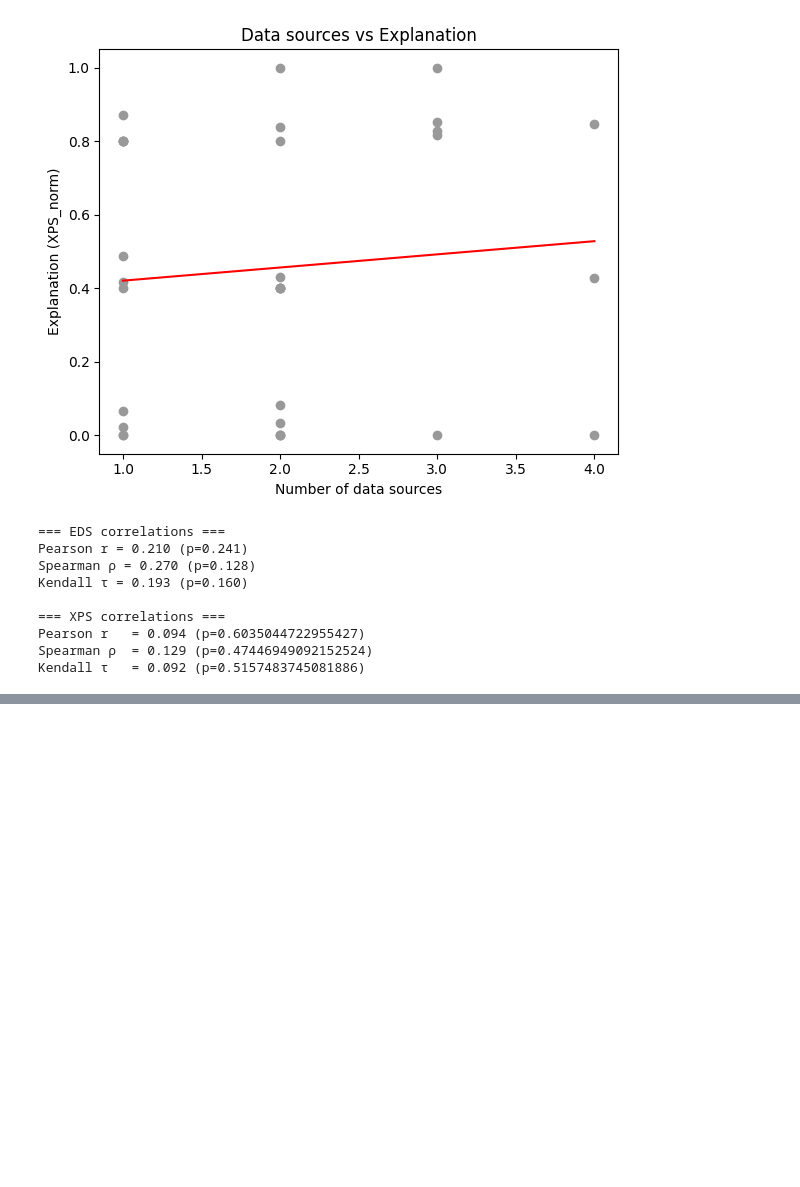
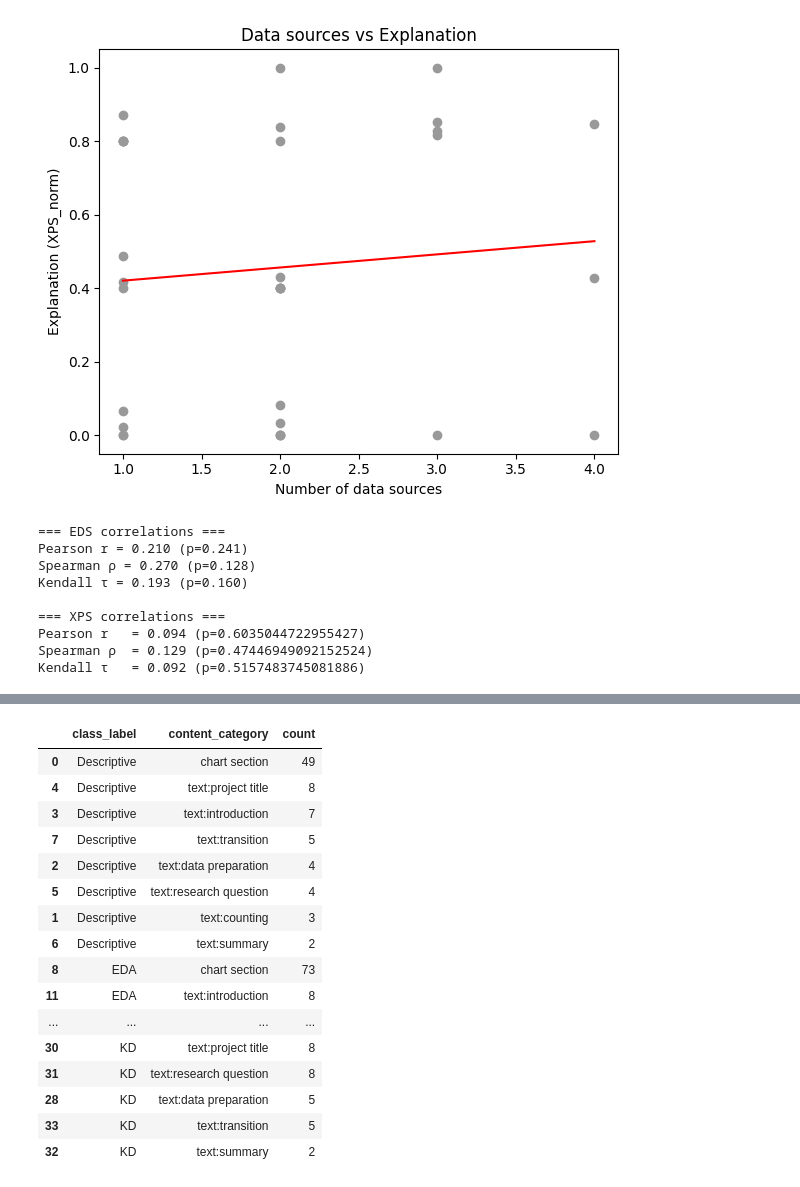
Before and after one commit to mondoboia/creator-complexity-lab, a Jupyter notebook: eda_vs_kd.ipynb, the cells around one changed output, grey strips where cells are left out. Saved outputs shown, nothing was run; the diff lists cells and outputs as text; code cells hidden in the pictures; blank space fills up the shorter version.

```diff
--- a/eda_vs_kd.ipynb
+++ b/eda_vs_kd.ipynb
@@ -264,0 +436,23 @@ Kendall τ   = 0.092 (p=0.5157483745081886)
+# %%
+display(
+    dist_content
+    .sort_values(["class_label", "count"], ascending=[True, False])
+)
+# %% [output]
+|  | class_label | content_category | count |
+| 0 | Descriptive | chart section | 49 |
+| 4 | Descriptive | text:project title | 8 |
+| 3 | Descriptive | text:introduction | 7 |
+| 7 | Descriptive | text:transition | 5 |
+| 2 | Descriptive | text:data preparation | 4 |
+| 5 | Descriptive | text:research question | 4 |
+| 1 | Descriptive | text:counting | 3 |
+| 6 | Descriptive | text:summary | 2 |
+| 8 | EDA | chart section | 73 |
+| 11 | EDA | text:introduction | 8 |
+| ... | ... | ... | ... |
+| 30 | KD | text:project title | 8 |
+| 31 | KD | text:research question | 8 |
+| 28 | KD | text:data preparation | 5 |
+| 33 | KD | text:transition | 5 |
+| 32 | KD | text:summary | 2 |
```
Also changed, not shown: parts of 9 cells of this notebook, 1 other file.
